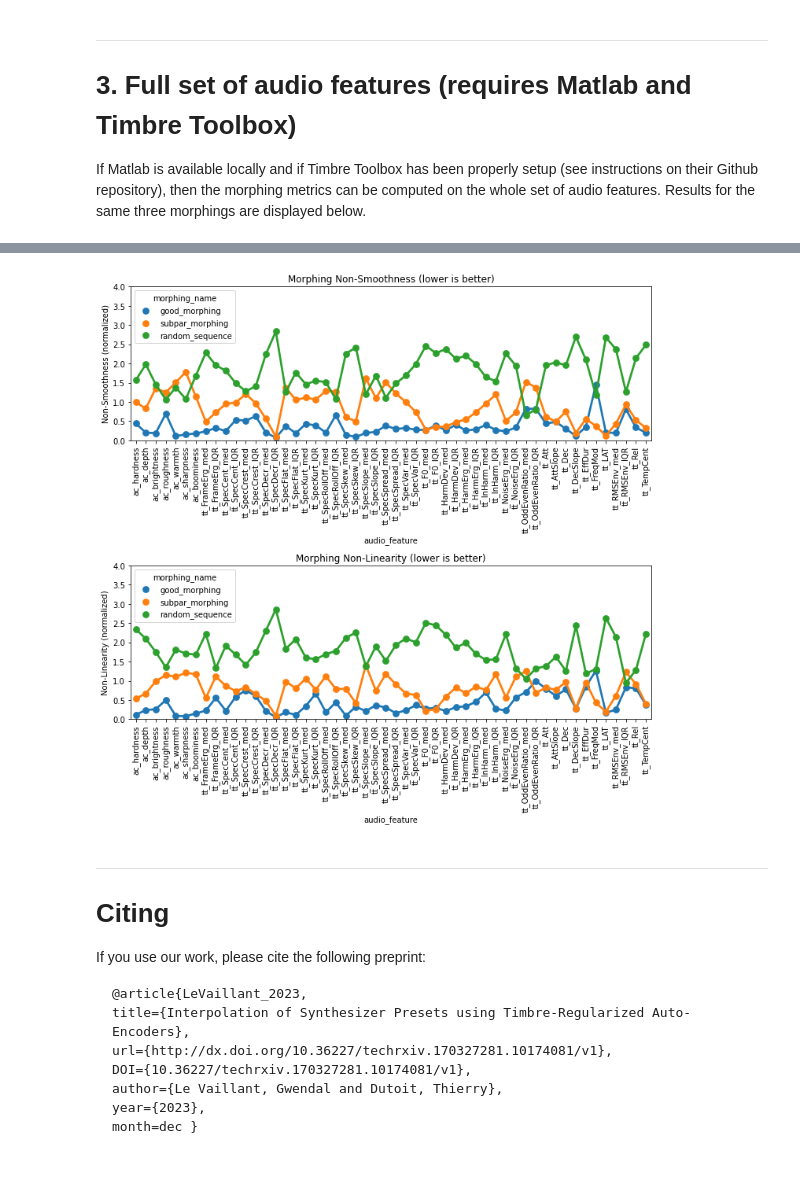
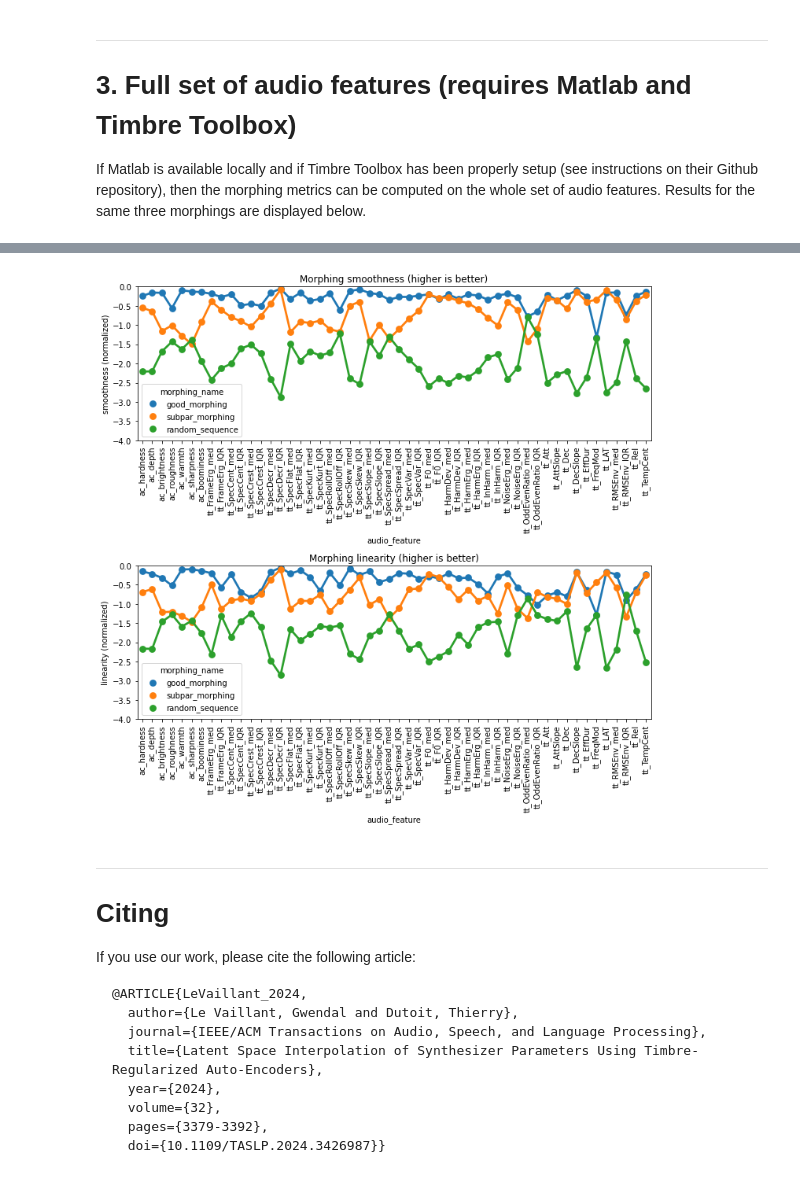
Before and after one commit to gwendal-lv/sound-morphing-metrics, a Jupyter notebook: examples/soundmm_demo.ipynb, the cells around one changed output, grey strips where cells are left out. Drawn from its saved outputs; the diff is of its cells as text; code cells hidden in the pictures.

Commit message:
TASLP 2024 update

````diff
--- a/examples/soundmm_demo.ipynb
+++ b/examples/soundmm_demo.ipynb
@@ -142,15 +144,14 @@ morphing_metrics_long_form = pd.melt(
     morphing_metrics, id_vars=['morphing_name', 'metric'], value_vars=audio_features_names, var_name='audio_feature'
 )
 fig, axes = plt.subplots(1, 2, figsize=(10, 5))
-for i, (ax, metric_name) in enumerate(zip(axes, ['nonsmoothness', 'nonlinearity'])):
+for i, (ax, metric_name) in enumerate(zip(axes, ['smoothness', 'linearity'])):
     sns.pointplot(
         data=morphing_metrics_long_form[morphing_metrics_long_form.metric == metric_name],
         x='audio_feature', y='value', hue='morphing_name', ax=ax,
     )
-    metric_name = metric_name.replace('non', 'non-').title()
-    ax.set(title=f'Morphing {metric_name} (lower is better)', ylabel=(metric_name + " (normalized)"))
-    ax.set_ylim([0.0, 3.0])
+    metric_name = metric_name.title()
+    ax.set(title=f'Morphing {metric_name} (higher is better)', ylabel=(metric_name + " (normalized)"))
+    ax.set_ylim([-3.0, 0.0])
     ax.set_xticks(ax.get_xticks(), ax.get_xticklabels(), rotation=45, ha='right')
-    #plt.xticks(rotation=45, ha='right')
 fig.tight_layout()
 # %% [output]
@@ -225,31 +226,32 @@ morphing_metrics
 # %%
 morphing_metrics_long_form = pd.melt(
     morphing_metrics, id_vars=['morphing_name', 'metric'], value_vars=audio_features_names, var_name='audio_feature'
 )
 fig, axes = plt.subplots(2, 1, figsize=(10, 10))
-for ax, metric_name in zip(axes, ['nonsmoothness', 'nonlinearity']):
+for ax, metric_name in zip(axes, ['smoothness', 'linearity']):
     sns.pointplot(
         data=morphing_metrics_long_form[morphing_metrics_long_form.metric == metric_name],
         x='audio_feature', y='value', hue='morphing_name', ax=ax,
     )
-    metric_name = metric_name.replace('non', 'non-').title()
-    ax.set(title=f'Morphing {metric_name} (lower is better)', ylabel=(metric_name + " (normalized)"), ylim=[0.0, 4.0])
+    #metric_name = metric_name.replace('non', 'non-').title()
+    ax.set(title=f'Morphing {metric_name} (higher is better)', ylabel=(metric_name + " (normalized)"), ylim=[-4.0, 0.0])
     ax.tick_params(axis='x', rotation=90)
 fig.tight_layout()
 # %% [output]
-[figure, old version]
+[figure, new version]
 # %% [markdown]
 ---
 # Citing
 
-If you use our work, please cite the following preprint:
+If you use our work, please cite the following article:
 
 ```
-@article{LeVaillant_2023,
-title={Interpolation of Synthesizer Presets using Timbre-Regularized Auto-Encoders},
-url={http://dx.doi.org/10.36227/techrxiv.170327281.10174081/v1},
-DOI={10.36227/techrxiv.170327281.10174081/v1},
-author={Le Vaillant, Gwendal and Dutoit, Thierry},
-year={2023},
-month=dec }
+@ARTICLE{LeVaillant_2024,
+  author={Le Vaillant, Gwendal and Dutoit, Thierry},
+  journal={IEEE/ACM Transactions on Audio, Speech, and Language Processing},
+  title={Latent Space Interpolation of Synthesizer Parameters Using Timbre-Regularized Auto-Encoders},
+  year={2024},
+  volume={32},
+  pages={3379-3392},
+  doi={10.1109/TASLP.2024.3426987}}
 ```
````
Also changed, not shown: parts of 11 cells of this notebook, 5 other files.
